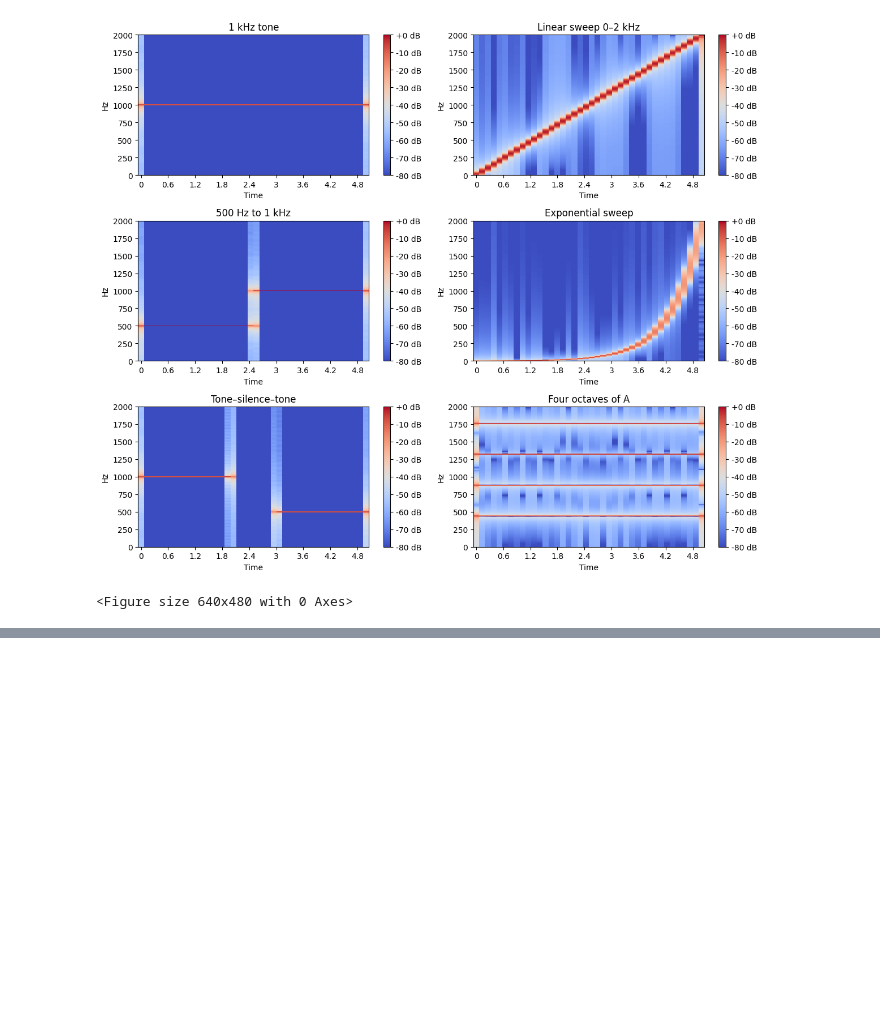
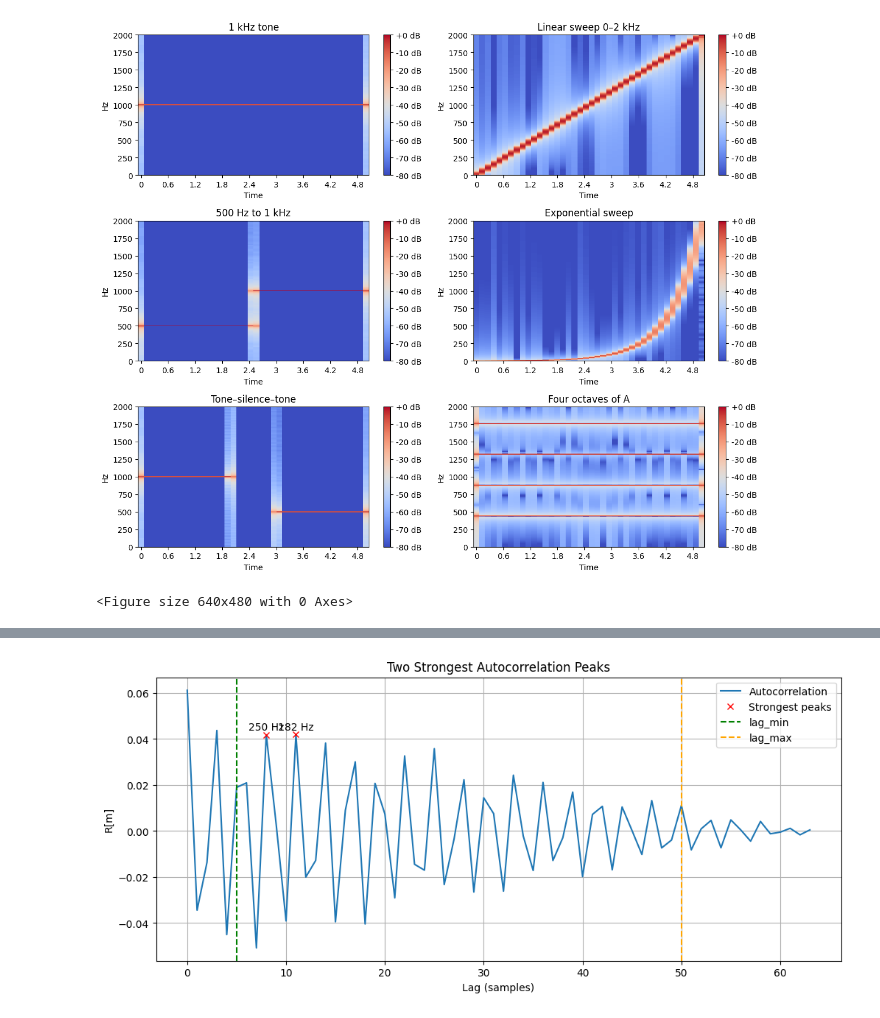
Before and after one commit to joaocolombari/PSI5123_problem_set, a Jupyter notebook: main.ipynb, the cells around one changed output, grey strips where cells are left out. Saved outputs shown, nothing was run; the diff lists cells and outputs as text; code cells hidden in the pictures; blank space fills up the shorter version.

```diff
--- a/main.ipynb
+++ b/main.ipynb
@@ -180,0 +406,24 @@ To reflect this behavior, it was annotated as **/ç(A)/**, indicating that the v
+# %%
+# Sort peaks by autocorrelation amplitude
+sorted_peaks = peaks[np.argsort(R[peaks])[::-1]]
+top_peaks = sorted_peaks[:2]
+
+# -------- Plotting --------
+
+plt.figure(figsize=(12,5))
+plt.plot(R, label='Autocorrelation')
+plt.plot(top_peaks, R[top_peaks], 'rx', label='Strongest peaks')
+plt.text(top_peaks[0], R[top_peaks[0]] + 0.002, f"{sr/top_peaks[0]:.0f} Hz", ha='center')
+plt.text(top_peaks[1], R[top_peaks[1]] + 0.002, f"{sr/top_peaks[1]:.0f} Hz", ha='center')
+
+# Valid lag interval
+plt.axvline(lag_min, color='g', linestyle='--', label='lag_min')
+plt.axvline(lag_max, color='orange', linestyle='--', label='lag_max')
+plt.xlabel("Lag (samples)")
+plt.ylabel("R[m]")
+plt.title("Two Strongest Autocorrelation Peaks")
+plt.grid(True)
+plt.legend(loc='upper right')
+plt.show()
+# %% [output]
+[figure, added]
```
Also changed, not shown: parts of 7 cells of this notebook, 4 other files.
